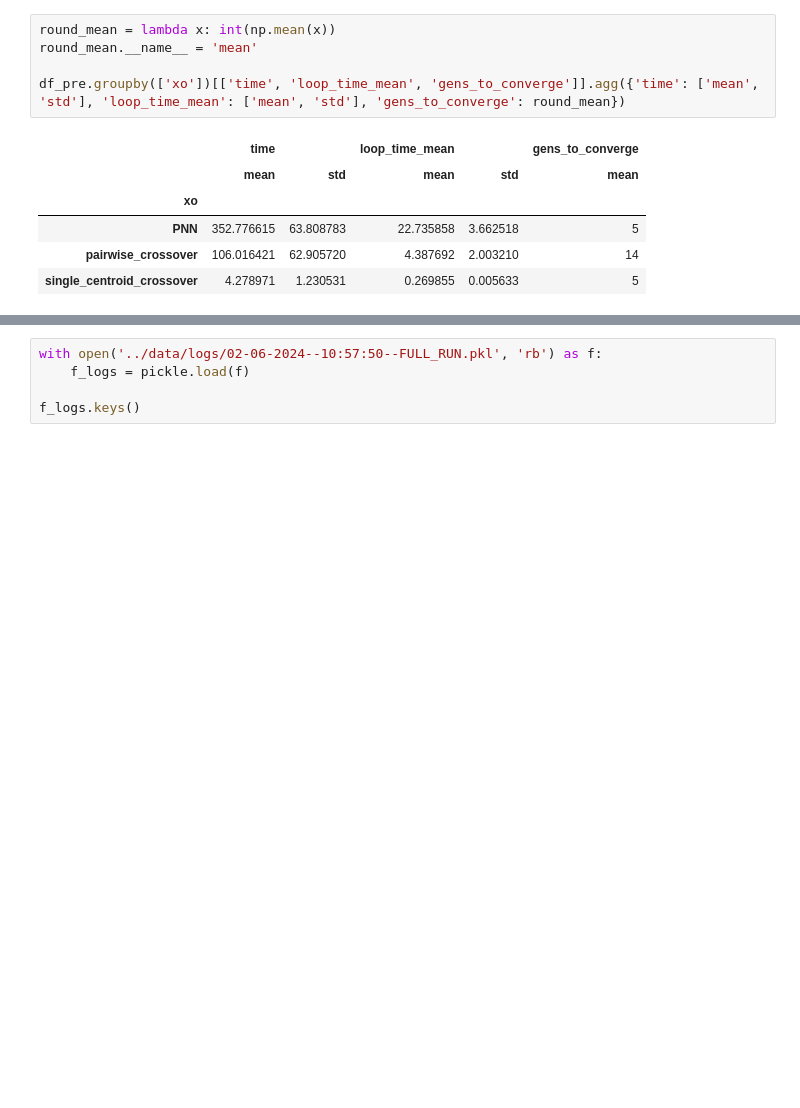
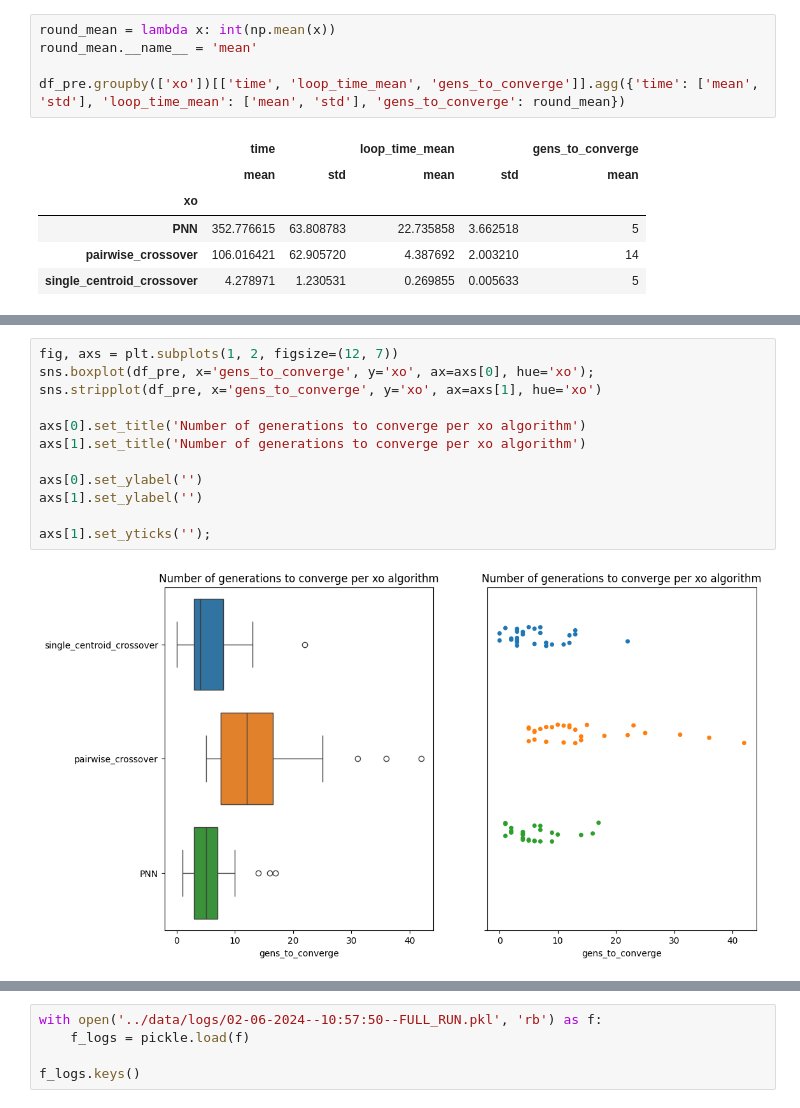
Before and after one commit to vitorsouton/cifo, a Jupyter notebook: notebooks/final_findings.ipynb, the cells around one changed output, grey strips where cells are left out. Drawn from its saved outputs; the diff is of its cells as text; blank space fills up the shorter version.

```diff
--- a/notebooks/final_findings.ipynb
+++ b/notebooks/final_findings.ipynb
@@ -85,0 +103,14 @@ df_pre.groupby(['xo'])[['time', 'loop_time_mean', 'gens_to_converge']].agg({'tim
+# %%
+fig, axs = plt.subplots(1, 2, figsize=(12, 7))
+sns.boxplot(df_pre, x='gens_to_converge', y='xo', ax=axs[0], hue='xo');
+sns.stripplot(df_pre, x='gens_to_converge', y='xo', ax=axs[1], hue='xo')
+
+axs[0].set_title('Number of generations to converge per xo algorithm')
+axs[1].set_title('Number of generations to converge per xo algorithm')
+
+axs[0].set_ylabel('')
+axs[1].set_ylabel('')
+
+axs[1].set_yticks('');
+# %% [output]
+[figure, added]
```
Also changed, not shown: parts of 14 cells of this notebook, 7 other files.
